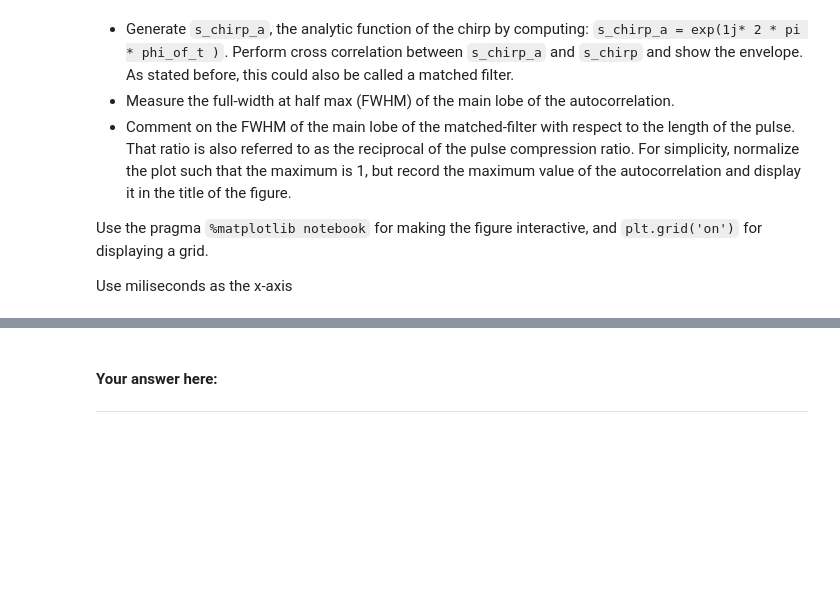
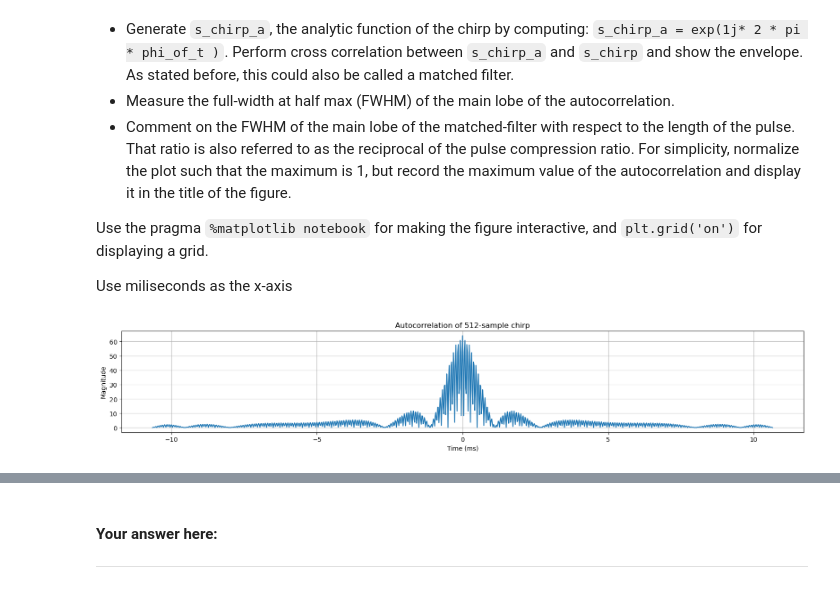
Before and after one commit to alekseiprakhiy/3305-project, a Jupyter notebook: TimeDomain-Sonar-New (2).ipynb, the cells around one changed output, grey strips where cells are left out. Drawn from its saved outputs; the diff is of its cells as text; code cells hidden in the pictures; blank space fills up the shorter version.

```diff
--- a/TimeDomain-Sonar-New (2).ipynb
+++ b/TimeDomain-Sonar-New (2).ipynb
@@ -450,0 +466,89 @@ Use miliseconds as the x-axis
+# %%
+import numpy as np
+import matplotlib.pyplot as plt
+from scipy import signal
+from matplotlib.figure import figaspect
+
+# Uncomment for interactive plot if you want
+# %matplotlib notebook
+
+# Given chirp parameters (adjust to your values if needed)
+fs = 48000         # sampling frequency in Hz
+N = 512            # number of samples
+f0 = 17000         # start frequency (Hz)
+f1 = 18000         # end frequency (Hz)
+T = N / fs         # pulse duration (s)
+
+# Time vector
+t = np.arange(N) / fs
+
+# Instantaneous phase in radians
+phi_t = 2 * np.pi * (f0 * t + 0.5 * (f1 - f0) / T * t**2)
+
+# Real chirp signal amplitude
+A = 0.5
+s_chirp = A * np.sin(phi_t)
+
+# 1) Flip chirp signal
+flipped_chirp = s_chirp[::-1]
+
+# 2) Compute autocorrelation via FFT-based convolution
+autocorr = signal.fftconvolve(s_chirp, flipped_chirp, mode='full')
+
+# 3) Lag vector in milliseconds
+lags = np.arange(-(N - 1), N) / fs * 1000  # ms
+
+# 4) Plot raw autocorrelation magnitude (spiky)
+width, height = figaspect(0.2)
+plt.figure(figsize=(width, height))
+plt.plot(lags, np.abs(autocorr), color='C0')
+plt.xlabel("Time (ms)")
+plt.ylabel("Magnitude")
+plt.title("Autocorrelation of 512-sample chirp")
+plt.grid(True)
+plt.tight_layout()
+plt.show()
+
+# --- Now: analytic signal and matched filter ---
+
+# Generate analytic signal of chirp
+s_chirp_a = A * np.exp(1j * phi_t)
+
+# Cross-correlate analytic signal and real chirp (matched filter)
+matched_filter = signal.fftconvolve(s_chirp, np.conj(s_chirp_a[::-1]), mode='full')
+
+# Envelope is absolute value of matched filter output
+envelope = np.abs(matched_filter)
+
+# Normalize envelope max to 1
+envelope_norm = envelope / np.max(envelope)
+
+# Measure FWHM around main lobe ±2 ms window (~±96 samples)
+peak_idx = np.argmax(envelope_norm)
+window = np.logical_and(np.arange(len(envelope_norm)) >= peak_idx - 96,
+                        np.arange(len(envelope_norm)) <= peak_idx + 96)
+half_max_indices = np.where(np.logical_and(envelope_norm >= 0.5, window))[0]
+
+fwhm_ms = lags[half_max_indices[-1]] - lags[half_max_indices[0]]
+fwhm_ratio = (fwhm_ms / 1000) / T  # FWHM normalized by pulse duration
+
+# Plot normalized envelope with FWHM info
+plt.figure(figsize=(width, height))
+plt.plot(lags, envelope_norm, color='C1', label='Matched filter envelope')
+plt.axhline(0.5, color='gray', linestyle='--', label='Half max (0.5)')
+plt.axvline(lags[half_max_indices[0]], color='r', linestyle=':', label='FWHM edges')
+plt.axvline(lags[half_max_indices[-1]], color='r', linestyle=':')
+plt.xlabel("Time (ms)")
+plt.ylabel("Normalized Magnitude")
+plt.title(f"Matched Filter Envelope\nMax autocorr = {np.max(envelope):.2f} • FWHM = {fwhm_ms:.3f} ms\nFWHM / Pulse Length = {fwhm_ratio:.3f}")
+plt.grid(True)
+plt.legend()
+plt.tight_layout()
+plt.show()
+
+# Print the pulse length and FWHM info
+print(f"Pulse length: {T*1000:.3f} ms")
+print(f"FWHM of main lobe: {fwhm_ms:.3f} ms")
+print(f"Ratio (FWHM / Pulse length): {fwhm_ratio:.4f} (reciprocal of pulse compression ratio)")
+# %% [output]
+[figure, added]
```
Also changed, not shown: parts of 16 cells of this notebook.
